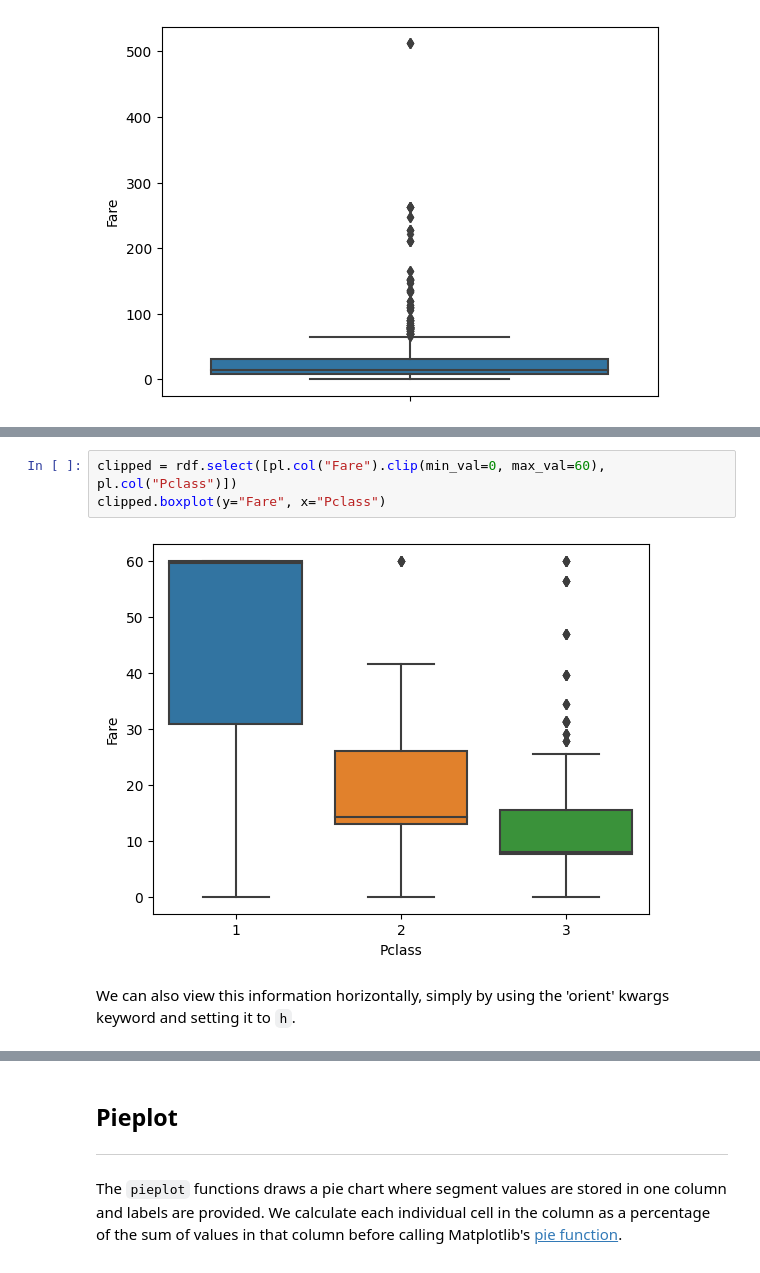
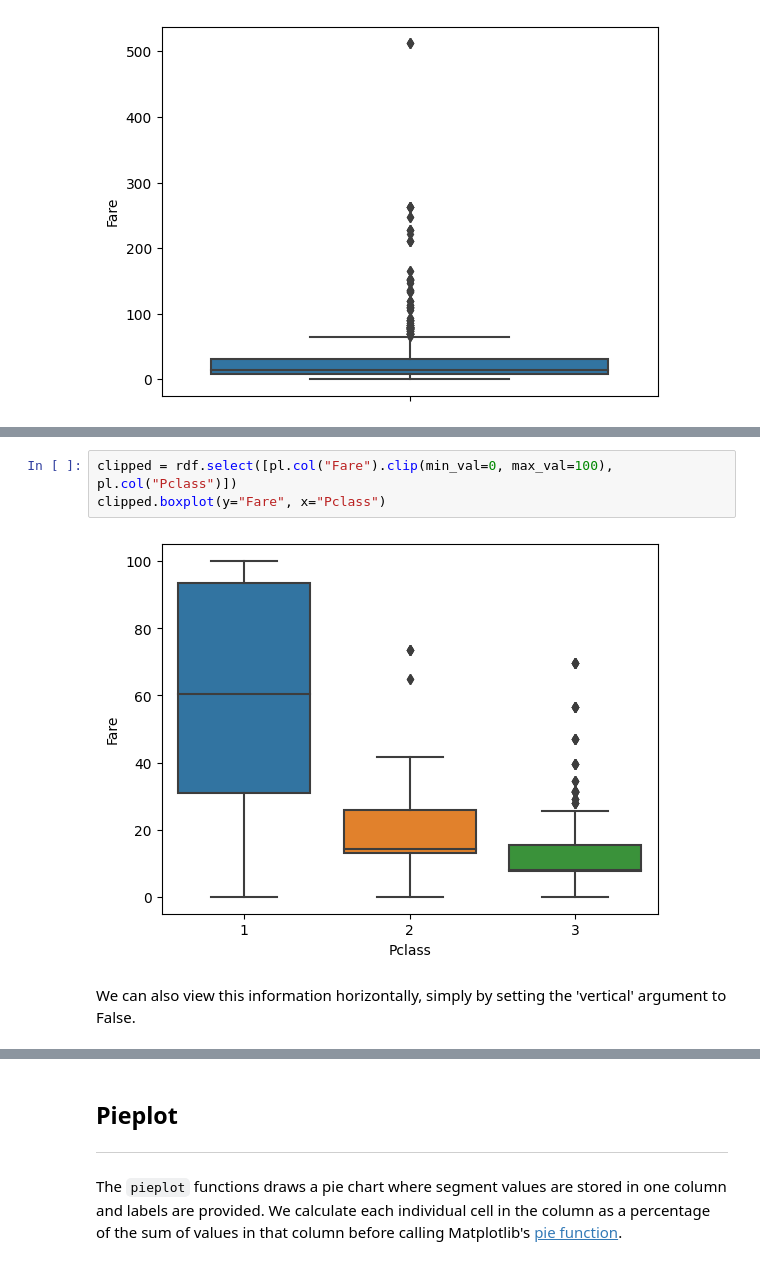
Before and after one commit to mithril-security/bastionlab, a Jupyter notebook: docs/docs/tutorials/visualization.ipynb, the cells around one changed output, grey strips where cells are left out. Cells and saved outputs as stored; diff of their text form.

```diff
--- a/docs/docs/tutorials/visualization.ipynb
+++ b/docs/docs/tutorials/visualization.ipynb
@@ -193,8 +199,8 @@ Let's now look at an example using the `x` and `y` arguments to see the minimum,
 # %%
-clipped = rdf.select([pl.col("Fare").clip(min_val=0, max_val=60), pl.col("Pclass")])
+clipped = rdf.select([pl.col("Fare").clip(min_val=0, max_val=100), pl.col("Pclass")])
 clipped.boxplot(y="Fare", x="Pclass")
 # %% [output]
-[figure, old version]
+[figure, new version]
 # %% [markdown]
-We can also view this information horizontally, simply by using the 'orient' kwargs keyword and setting it to `h`.
+We can also view this information horizontally, simply by setting the 'vertical' argument to False.
 # %%
```
Also changed, not shown: parts of 9 cells of this notebook, 1 other file.
